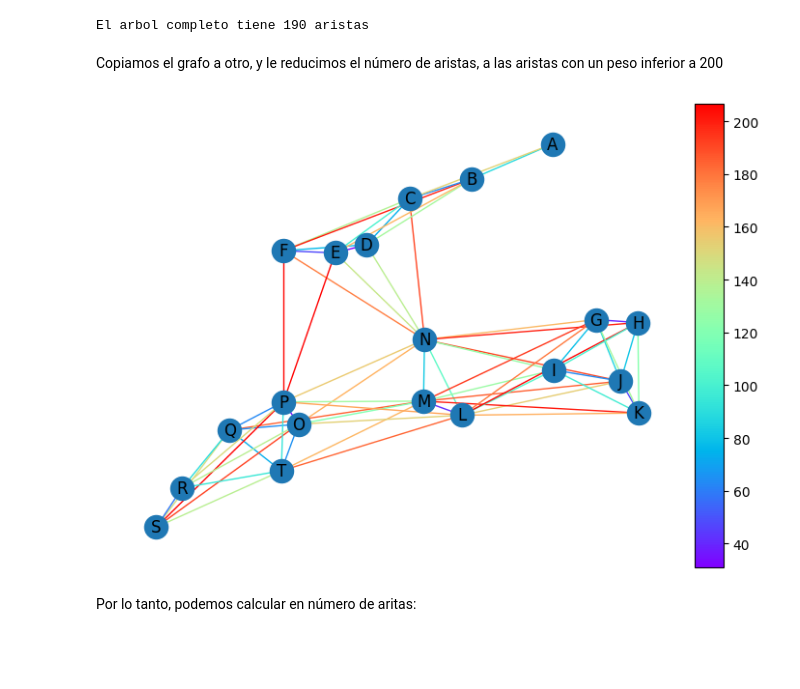
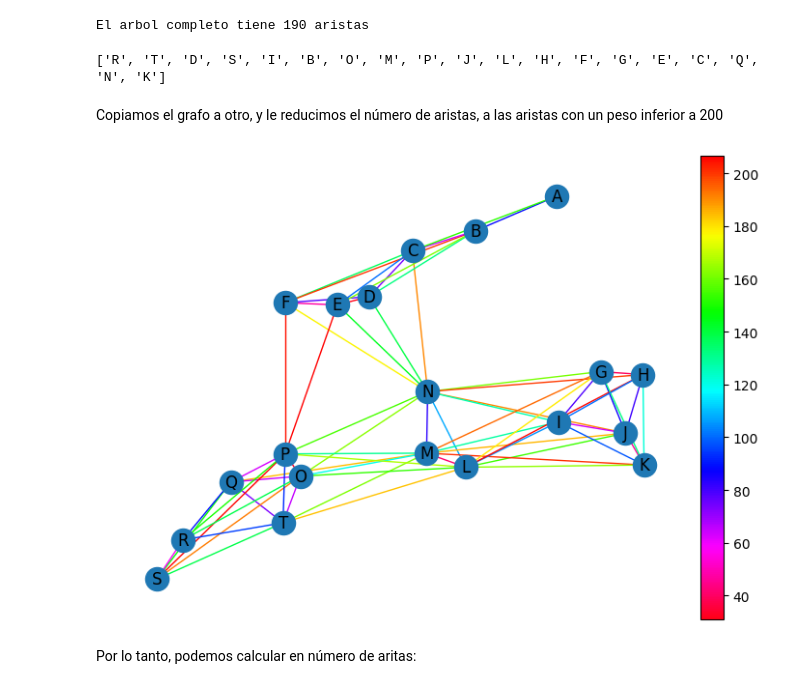
Before and after one commit to jorge1b3/Grafos, a Jupyter notebook: Principal.ipynb, the cells around one changed output. Saved outputs shown, nothing was run; the diff lists cells and outputs as text; code cells hidden in the pictures; blank space fills up the shorter version.

```diff
--- a/Principal.ipynb
+++ b/Principal.ipynb
@@ -73,30 +93,35 @@ plt.show()
 print("El arbol completo tiene " + str(len(G.edges)) + " aristas\n")
 # %% [output]
 El arbol completo tiene 190 aristas
+# %%
+print(list(G.neighbors('A')))
+# %% [output]
+['R', 'T', 'D', 'S', 'I', 'B', 'O', 'M', 'P', 'J', 'L', 'H', 'F', 'G', 'E', 'C', 'Q', 'N', 'K']
 # %% [markdown]
 Copiamos el grafo a otro, y le reducimos el número de aristas, a las aristas con un peso inferior a 200
 # %%
+#import random
 
 G2 = G.copy()
 max_weight = 210
-G2.remove_edges_from([(u, v) for (u, v, d) in G2.edges(data=True) if d['weight'] > max_weight])
+G2.remove_edges_from(list(filter(lambda item: item[2] > max_weight, edges)))
 
-# Dibujamos el grafo
-nx.draw(G2, nodes, edge_color=[G2[u][v]['weight'] for (u, v) in G2.edges()],
-        edge_cmap=plt.cm.rainbow, with_labels=True)
-
-# Creamos la barra de color
+#G2.remove_edges_from(list(filter(lambda item: len(list(G2.neighbors(item[0]))) > 7 and bool(random.getrandbits(1)), edges)))
+nx.draw(G2, nodes,
+        edge_color=[G2[u][v]['weight'] for (u, v) in G2.edges()],
+        edge_cmap=plt.cm.hsv_r,
+        with_labels=True)  # Creamos la barra de color
 divider = make_axes_locatable(plt.gca())
-ax_cb = divider.new_horizontal(size="5%", pad=0.05)
-pesosw = list([G2[u][v]['weight'] for (u, v) in G2.edges()])
+ax_cb = divider.new_horizontal(size="4%", pad=0.05)
+pesosw = [G2[u][v]['weight'] for (u, v) in G2.edges()]
 norm = mpl.colors.Normalize(vmin=min(pesosw), vmax=max(pesosw))
-cb1 = mpl.colorbar.ColorbarBase(ax=ax_cb, cmap=plt.cm.rainbow, norm=norm, orientation='vertical')
+cb1 = mpl.colorbar.Colorbar(ax=ax_cb, cmap=plt.cm.hsv_r, norm=norm, orientation='vertical')
 plt.gcf().add_axes(ax_cb)
 
 #Mostramos imagen
 plt.show()
 # %% [output]
-[figure, old version]
+[figure, new version]
 # %% [markdown]
 Por lo tanto, podemos calcular en número de aritas:
 # %%
```
Also changed, not shown: parts of 5 cells of this notebook.
